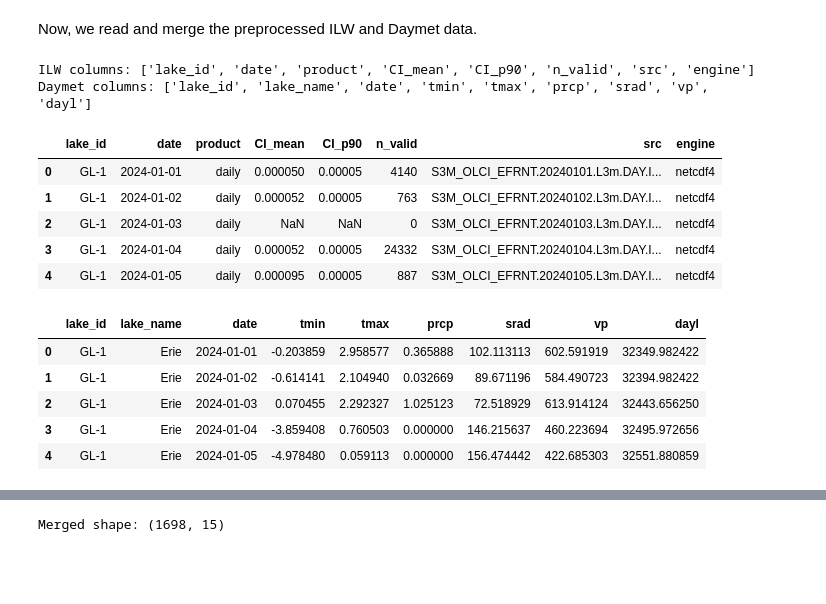
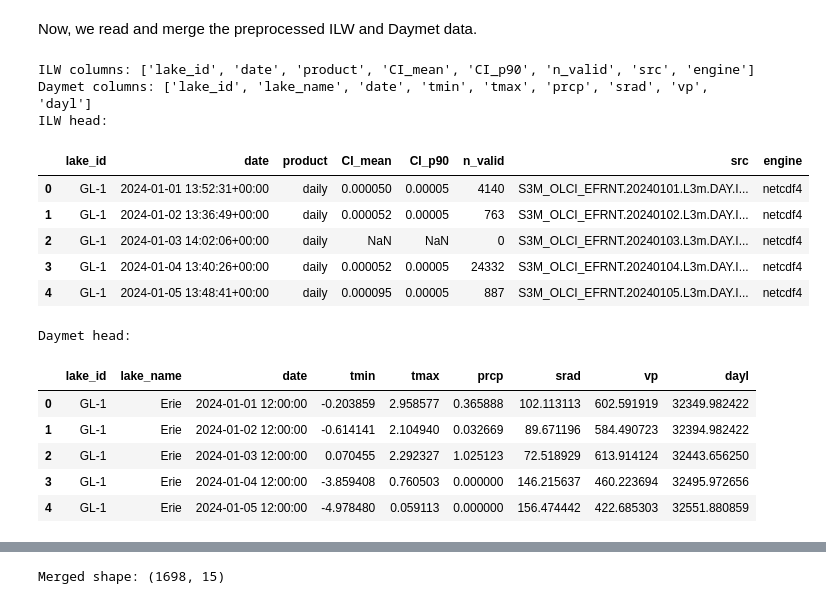
Before and after one commit to larry-ziyue-yin/HAB-forecasting, a Jupyter notebook: model_phase_2_cyanobacteria_forecasting.ipynb, the cells around one changed output, grey strips where cells are left out. Saved outputs shown, nothing was run; the diff lists cells and outputs as text; code cells hidden in the pictures; blank space fills up the shorter version.

```diff
--- a/model_phase_2_cyanobacteria_forecasting.ipynb
+++ b/model_phase_2_cyanobacteria_forecasting.ipynb
@@ -39,30 +46,34 @@ print(P_DAYMET)
 # %% [markdown]
 Now, we read and merge the preprocessed ILW and Daymet data.
 # %%
-# 读取
+# 读取 ILW 和 Daymet
 df_ilw = pd.read_parquet(P_ILW)
 df_daymet = pd.read_parquet(P_DAYMET)
 
-# 统一日期：去掉时区，只保留日期（当天 00:00）
-df_ilw["date"] = pd.to_datetime(df_ilw["date"]).dt.tz_localize(None).dt.normalize()
-df_daymet["date"] = pd.to_datetime(df_daymet["date"]).dt.tz_localize(None).dt.normalize()
+# 确保日期是 datetime
+df_ilw["date"] = pd.to_datetime(df_ilw["date"])
+df_daymet["date"] = pd.to_datetime(df_daymet["date"])
 
 print("ILW columns:", df_ilw.columns.tolist())
 print("Daymet columns:", df_daymet.columns.tolist())
+print("ILW head:")
 display(df_ilw.head())
+print("Daymet head:")
 display(df_daymet.head())
 # %% [output]
 ILW columns: ['lake_id', 'date', 'product', 'CI_mean', 'CI_p90', 'n_valid', 'src', 'engine']
 Daymet columns: ['lake_id', 'lake_name', 'date', 'tmin', 'tmax', 'prcp', 'srad', 'vp', 'dayl']
+ILW head:
 |  | lake_id | date | product | CI_mean | CI_p90 | n_valid | src | engine |
-| 0 | GL-1 | 2024-01-01 | daily | 0.000050 | 0.00005 | 4140 | S3M_OLCI_EFRNT.20240101.L3m.DAY.I... | netcdf4 |
-| 1 | GL-1 | 2024-01-02 | daily | 0.000052 | 0.00005 | 763 | S3M_OLCI_EFRNT.20240102.L3m.DAY.I... | netcdf4 |
-| 2 | GL-1 | 2024-01-03 | daily | NaN | NaN | 0 | S3M_OLCI_EFRNT.20240103.L3m.DAY.I... | netcdf4 |
-| 3 | GL-1 | 2024-01-04 | daily | 0.000052 | 0.00005 | 24332 | S3M_OLCI_EFRNT.20240104.L3m.DAY.I... | netcdf4 |
-| 4 | GL-1 | 2024-01-05 | daily | 0.000095 | 0.00005 | 887 | S3M_OLCI_EFRNT.20240105.L3m.DAY.I... | netcdf4 |
+| 0 | GL-1 | 2024-01-01 13:52:31+00:00 | daily | 0.000050 | 0.00005 | 4140 | S3M_OLCI_EFRNT.20240101.L3m.DAY.I... | netcdf4 |
+| 1 | GL-1 | 2024-01-02 13:36:49+00:00 | daily | 0.000052 | 0.00005 | 763 | S3M_OLCI_EFRNT.20240102.L3m.DAY.I... | netcdf4 |
+| 2 | GL-1 | 2024-01-03 14:02:06+00:00 | daily | NaN | NaN | 0 | S3M_OLCI_EFRNT.20240103.L3m.DAY.I... | netcdf4 |
+| 3 | GL-1 | 2024-01-04 13:40:26+00:00 | daily | 0.000052 | 0.00005 | 24332 | S3M_OLCI_EFRNT.20240104.L3m.DAY.I... | netcdf4 |
+| 4 | GL-1 | 2024-01-05 13:48:41+00:00 | daily | 0.000095 | 0.00005 | 887 | S3M_OLCI_EFRNT.20240105.L3m.DAY.I... | netcdf4 |
+Daymet head:
 |  | lake_id | lake_name | date | tmin | tmax | prcp | srad | vp | dayl |
-| 0 | GL-1 | Erie | 2024-01-01 | -0.203859 | 2.958577 | 0.365888 | 102.113113 | 602.591919 | 32349.982422 |
-| 1 | GL-1 | Erie | 2024-01-02 | -0.614141 | 2.104940 | 0.032669 | 89.671196 | 584.490723 | 32394.982422 |
-| 2 | GL-1 | Erie | 2024-01-03 | 0.070455 | 2.292327 | 1.025123 | 72.518929 | 613.914124 | 32443.656250 |
-| 3 | GL-1 | Erie | 2024-01-04 | -3.859408 | 0.760503 | 0.000000 | 146.215637 | 460.223694 | 32495.972656 |
-| 4 | GL-1 | Erie | 2024-01-05 | -4.978480 | 0.059113 | 0.000000 | 156.474442 | 422.685303 | 32551.880859 |
+| 0 | GL-1 | Erie | 2024-01-01 12:00:00 | -0.203859 | 2.958577 | 0.365888 | 102.113113 | 602.591919 | 32349.982422 |
+| 1 | GL-1 | Erie | 2024-01-02 12:00:00 | -0.614141 | 2.104940 | 0.032669 | 89.671196 | 584.490723 | 32394.982422 |
+| 2 | GL-1 | Erie | 2024-01-03 12:00:00 | 0.070455 | 2.292327 | 1.025123 | 72.518929 | 613.914124 | 32443.656250 |
+| 3 | GL-1 | Erie | 2024-01-04 12:00:00 | -3.859408 | 0.760503 | 0.000000 | 146.215637 | 460.223694 | 32495.972656 |
+| 4 | GL-1 | Erie | 2024-01-05 12:00:00 | -4.978480 | 0.059113 | 0.000000 | 156.474442 | 422.685303 | 32551.880859 |
```
Also changed, not shown: parts of 30 cells of this notebook, 1 other file.
